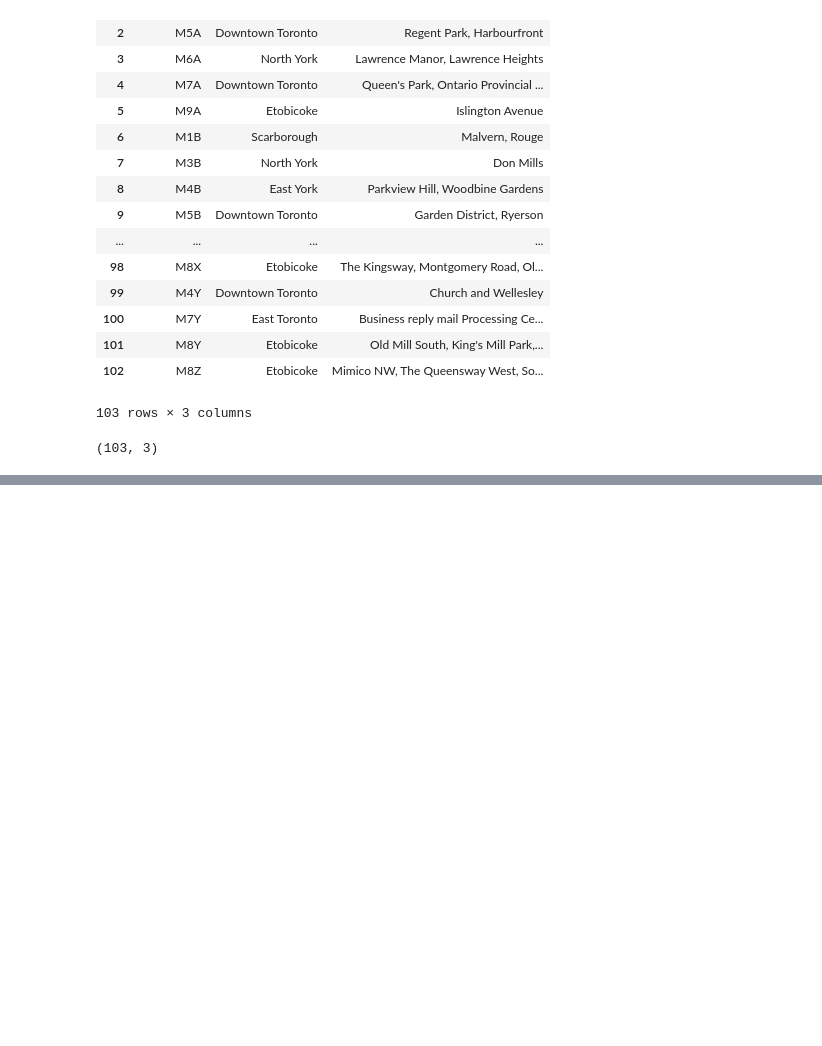
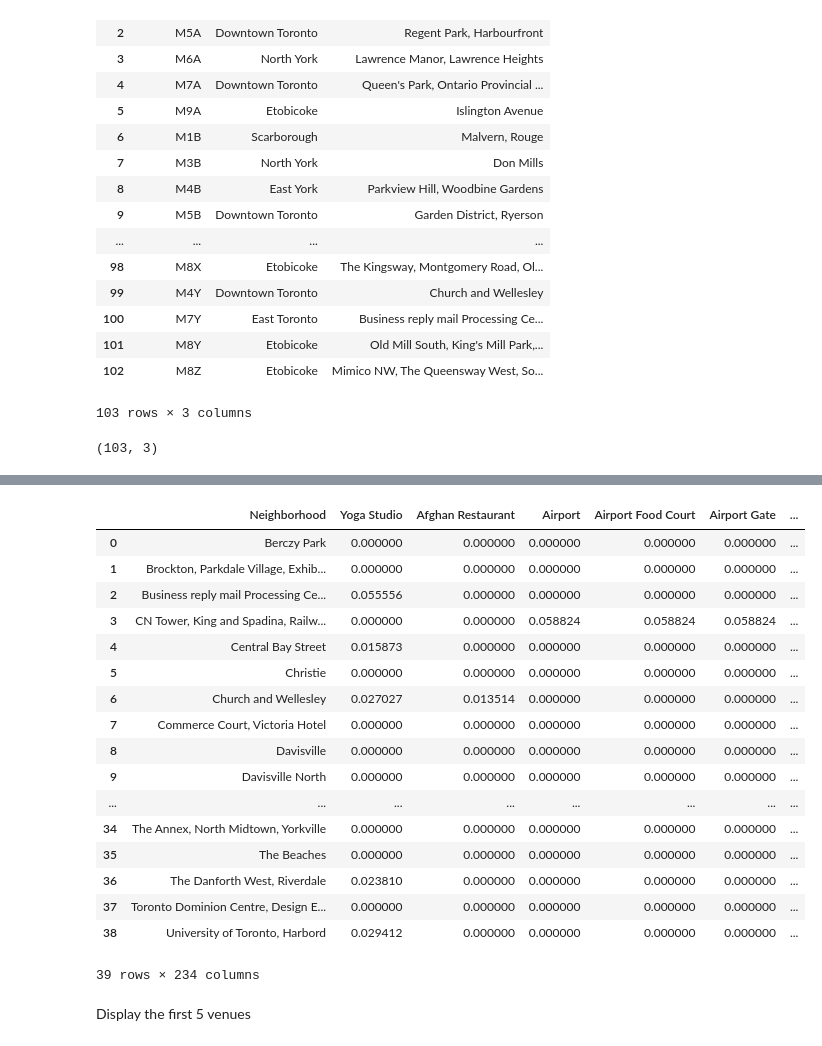
Before and after one commit to Caesar-Wei/Coursera_Capstone-for-IBM-Data-Science, a Jupyter notebook: Segmenting and Clustering Neighborhoods in Toronto.ipynb, the cells around one changed output, grey strips where cells are left out. Saved outputs shown, nothing was run; the diff lists cells and outputs as text; code cells hidden in the pictures; blank space fills up the shorter version.

Commit message:
Published from Watson Studio.

```diff
--- a/Segmenting and Clustering Neighborhoods in Toronto.ipynb
+++ b/Segmenting and Clustering Neighborhoods in Toronto.ipynb
@@ -65,0 +189,8 @@ neighborhood1.shape
+# %%
+address = 'Toronto'
+
+geolocator = Nominatim(user_agent="my_explorer")
+location = geolocator.geocode(address)
+latitude = location.latitude
+longitude = location.longitude
+print('The geograpical coordinate of Toronto are {}, {}.'.format(latitude, longitude))
@@ -65,0 +199,17 @@ neighborhood1.shape
+# %%
+map_toronto = folium.Map(location=[latitude, longitude], zoom_start=12)
+
+# add markers to map
+for lat, lng, label in zip(df_toronto['Latitude'], df_toronto['Longitude'], df_toronto['Neighborhood']):
+    label = folium.Popup(label, parse_html=True)
+    folium.CircleMarker(
+        [lat, lng],
+        radius=5,
+        popup=label,
+        color='blue',
+        fill=True,
+        fill_color='#3186cc',
+        fill_opacity=0.7,
+        parse_html=False).add_to(map_toronto)
+
+map_toronto
@@ -65,0 +262,5 @@ neighborhood1.shape
+# %%
+toronto_venues = getNearbyVenues(names=df_toronto['Neighborhood'],
+                                   latitudes=df_toronto['Latitude'],
+                                   longitudes=df_toronto['Longitude']
+                                  )
@@ -65,0 +323,12 @@ neighborhood1.shape
+# %%
+# one hot encoding
+toronto_onehot = pd.get_dummies(toronto_venues[['Venue Category']], prefix="", prefix_sep="")
+
+# add neighborhood column back to dataframe
+toronto_onehot['Neighborhood'] = toronto_venues['Neighborhood']
+
+# move neighborhood column to the first column
+fixed_columns = [toronto_onehot.columns[-1]] + list(toronto_onehot.columns[:-1])
+toronto_onehot = toronto_onehot[fixed_columns]
+
+toronto_onehot.head()
@@ -65,0 +343,24 @@ neighborhood1.shape
+# %%
+toronto_grouped = toronto_onehot.groupby('Neighborhood').mean().reset_index()
+toronto_grouped
+# %% [output]
+|  | Neighborhood | Yoga Studio | Afghan Restaurant | Airport | Airport Food Court | Airport Gate | ... |
+| 0 | Berczy Park | 0.000000 | 0.000000 | 0.000000 | 0.000000 | 0.000000 | ... |
+| 1 | Brockton, Parkdale Village, Exhib... | 0.000000 | 0.000000 | 0.000000 | 0.000000 | 0.000000 | ... |
+| 2 | Business reply mail Processing Ce... | 0.055556 | 0.000000 | 0.000000 | 0.000000 | 0.000000 | ... |
+| 3 | CN Tower, King and Spadina, Railw... | 0.000000 | 0.000000 | 0.058824 | 0.058824 | 0.058824 | ... |
+| 4 | Central Bay Street | 0.015873 | 0.000000 | 0.000000 | 0.000000 | 0.000000 | ... |
+| 5 | Christie | 0.000000 | 0.000000 | 0.000000 | 0.000000 | 0.000000 | ... |
+| 6 | Church and Wellesley | 0.027027 | 0.013514 | 0.000000 | 0.000000 | 0.000000 | ... |
+| 7 | Commerce Court, Victoria Hotel | 0.000000 | 0.000000 | 0.000000 | 0.000000 | 0.000000 | ... |
+| 8 | Davisville | 0.000000 | 0.000000 | 0.000000 | 0.000000 | 0.000000 | ... |
+| 9 | Davisville North | 0.000000 | 0.000000 | 0.000000 | 0.000000 | 0.000000 | ... |
+| ... | ... | ... | ... | ... | ... | ... | ... |
+| 34 | The Annex, North Midtown, Yorkville | 0.000000 | 0.000000 | 0.000000 | 0.000000 | 0.000000 | ... |
+| 35 | The Beaches | 0.000000 | 0.000000 | 0.000000 | 0.000000 | 0.000000 | ... |
+| 36 | The Danforth West, Riverdale | 0.023810 | 0.000000 | 0.000000 | 0.000000 | 0.000000 | ... |
+| 37 | Toronto Dominion Centre, Design E... | 0.000000 | 0.000000 | 0.000000 | 0.000000 | 0.000000 | ... |
+| 38 | University of Toronto, Harbord | 0.029412 | 0.000000 | 0.000000 | 0.000000 | 0.000000 | ... |
+39 rows × 234 columns
+# %% [markdown]
+Display the first 5 venues
```
Also changed, not shown: parts of 39 cells of this notebook.
